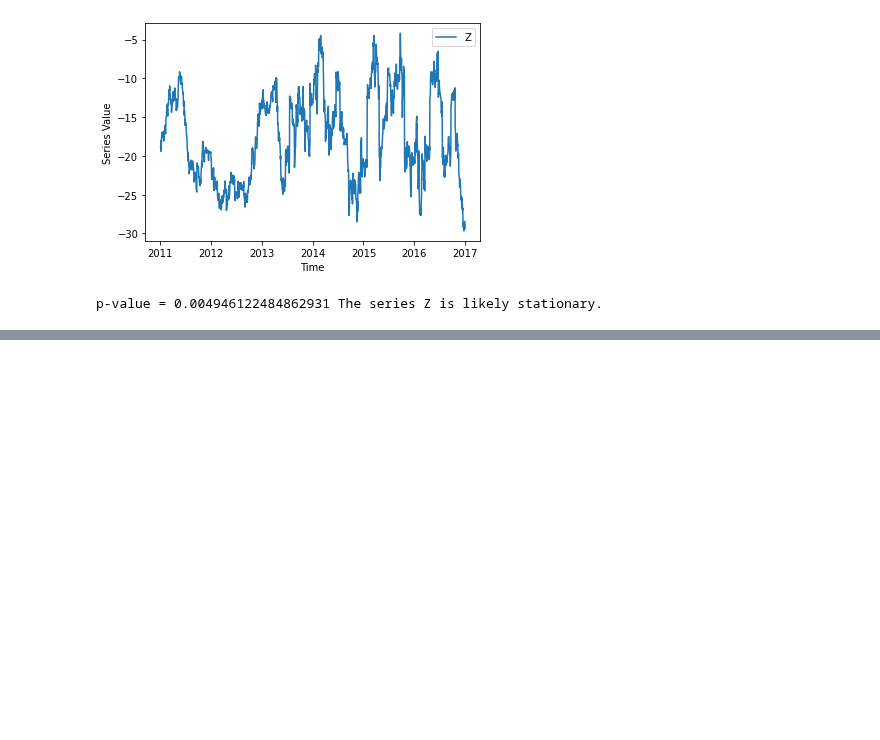
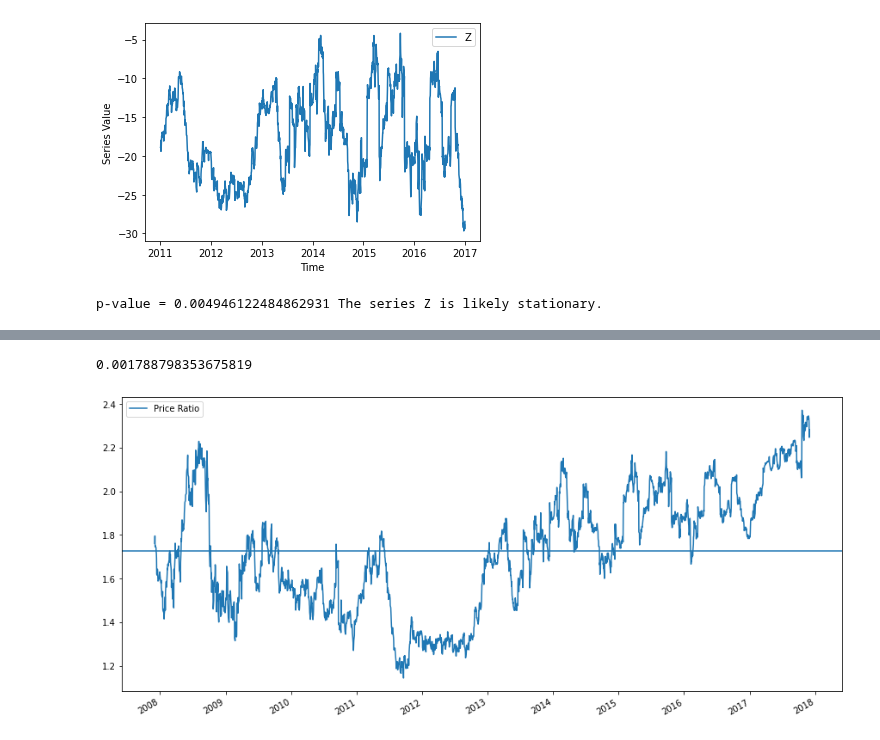
Before and after one commit to ahsank/runml, a Jupyter notebook: Fintest.ipynb, the cells around one changed output, grey strips where cells are left out. Saved outputs shown, nothing was run; the diff lists cells and outputs as text; code cells hidden in the pictures; blank space fills up the shorter version.

```diff
--- a/Fintest.ipynb
+++ b/Fintest.ipynb
@@ -104,6 +105,20 @@ def get_data(ticker, start_date, end_date):
   # Remove duplicates
   df = df[~df.index.duplicated(keep='first')]
   return df
+# %%
+def get_data_tickers(tickers, attr, start_date, end_date):
+  finaldf = None
+  for ticker in tickers:
+    df = get_data(ticker, start_date, end_date)
+    ds = df[attr]
+    ds.name = ticker
+    if finaldf is None:
+      finaldf = ds.to_frame()
+    else:
+      finaldf[ticker] = ds
+
+  # df = pd.concat(list, axis=1, keys=[s.name for s in list])
+  return finaldf
 # %%
 startDateStr = '2007/12/01'
 endDateStr = '2017/12/01'
@@ -201,0 +267,13 @@ p-value = 0.004946122484862931 The series Z is likely stationary.
+# %%
+S1 = data['ADBE']
+S2 = data['MSFT']
+score, pvalue, _ = coint(S1, S2)
+print(pvalue)
+ratios = S1 / S2
+ratios.plot(figsize=(15,7))
+plt.axhline(ratios.mean())
+plt.legend(['Price Ratio'])
+plt.show()
+# %% [output]
+0.001788798353675819
+[figure, added]
```
Also changed, not shown: parts of 10 cells of this notebook.
